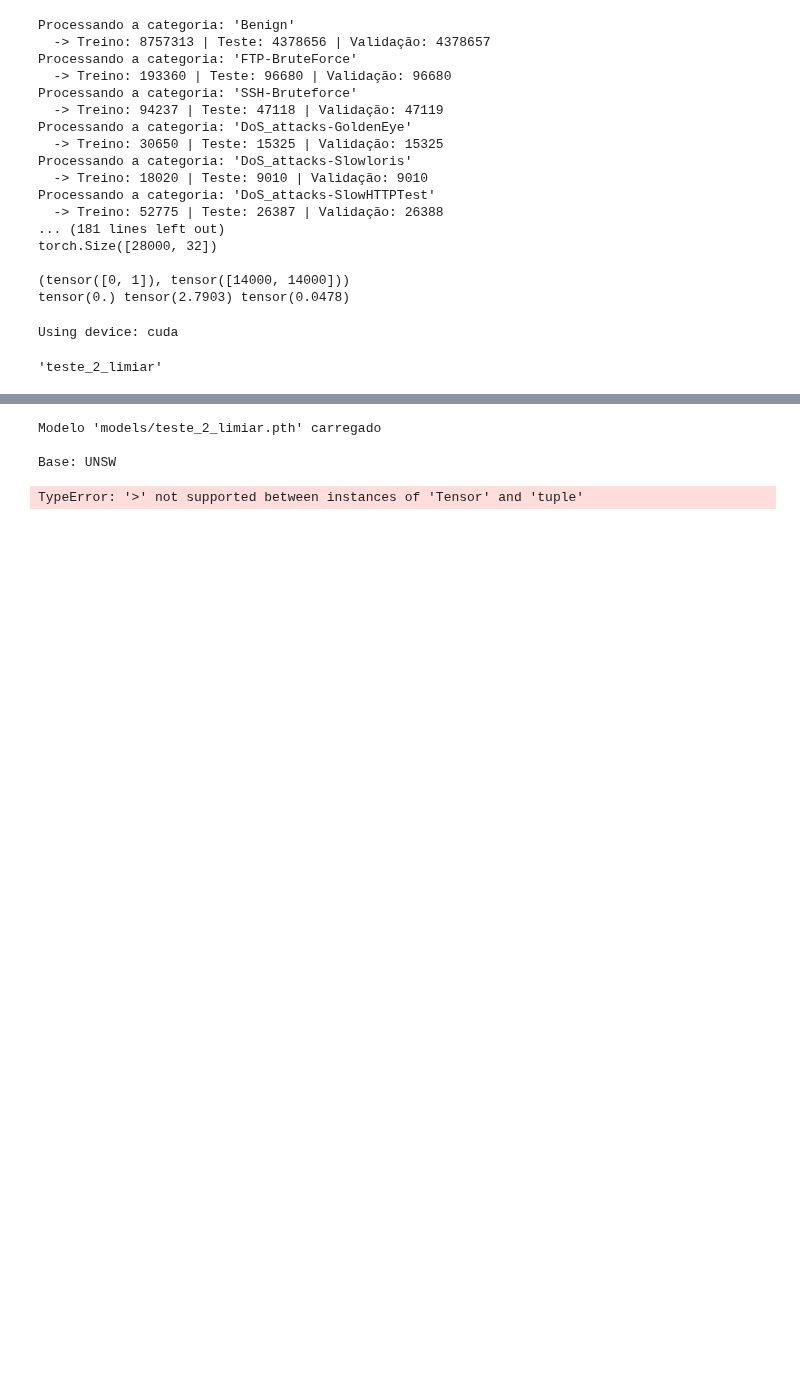
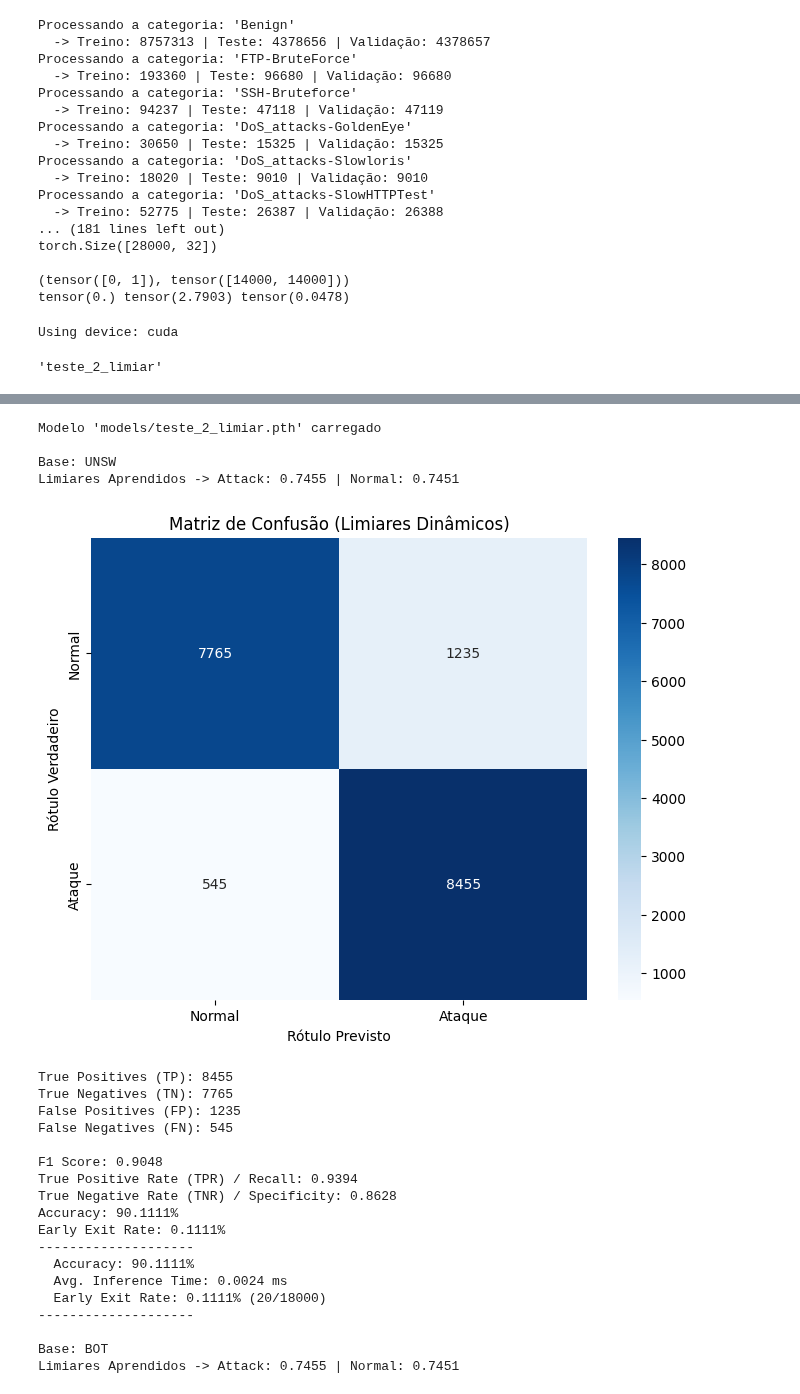
Before and after one commit to LucasSotomaiorAPereira/pibic-25-26, a Jupyter notebook: versao_artigo/main-Copy2.ipynb, the cells around one changed output, grey strips where cells are left out. Drawn from its saved outputs; the diff is of its cells as text; code cells hidden in the pictures; blank space fills up the shorter version.

```diff
--- a/versao_artigo/main-Copy2.ipynb
+++ b/versao_artigo/main-Copy2.ipynb
@@ -415,7 +415,7 @@ def train_model(model, train_loaders, val_loaders, epochs, lr, device, patience=
 
     return attack_threshold_print, normal_threshold_print
 # %%
-def evaluate_model(model, loader, confidence_threshold, device):
+def evaluate_model(model, loader, device):
     model.to(device)
     model.eval()
 
@@ -425,6 +425,11 @@ def evaluate_model(model, loader, confidence_threshold, device):
     exited_early_count = 0
     total_inference_time = 0
 
+    attack_threshold = model.get_threshold_attack()
+    normal_threshold = model.get_threshold_normal()
+
+    thresholds = torch.cat((attack_threshold, normal_threshold), dim=0).to(device)
+
     with torch.no_grad():
         for samples, labels in loader:
             samples, labels = samples.to(device), labels.to(device)
@@ -433,13 +438,14 @@ def evaluate_model(model, loader, confidence_threshold, device):
             start_time = time.perf_counter()
 
             branch_output = model.forward_exit1(samples)
-
             branch_prob = F.softmax(branch_output, dim=1)
             trusts, branch_preds = torch.max(branch_prob, 1)
 
             batch_predictions = torch.zeros_like(labels)
 
-            early_exit_mask = trusts > confidence_threshold
+            current_thresholds = thresholds[branch_preds]
+
+            early_exit_mask = trusts > current_thresholds
 
             if early_exit_mask.any():
                 batch_predictions[early_exit_mask] = branch_preds[early_exit_mask]
@@ -447,11 +453,9 @@ def evaluate_model(model, loader, confidence_threshold, device):
 
             main_branch_mask = ~early_exit_mask
             if main_branch_mask.any():
-
                 samples_to_main = samples[main_branch_mask]
 
                 main_output = model.forward_exit2(samples_to_main)
-
                 main_prob = F.softmax(main_output, dim=1)
                 _, main_preds = torch.max(main_prob, 1)
 
@@ -474,21 +478,20 @@ def evaluate_model(model, loader, confidence_threshold, device):
 
     cm = confusion_matrix(y_data.numpy(), final_predictions.numpy())
 
+    print(f"Limiares Aprendidos -> Attack: {attack_threshold.item():.4f} | Normal: {normal_threshold.item():.4f}")
+
     plt.figure(figsize=(8, 6))
     sns.heatmap(cm, annot=True, fmt='d', cmap='Blues',
                 xticklabels=['Normal', 'Ataque'],
                 yticklabels=['Normal', 'Ataque'])
     plt.xlabel('Rótulo Previsto')
     plt.ylabel('Rótulo Verdadeiro')
-    plt.title(f'Matriz de Confusão (Limiar de Confiança = {confidence_threshold})')
+    plt.title(f'Matriz de Confusão (Limiares Dinâmicos)')
     plt.show()
 
     tn, fp, fn, tp = cm.ravel()
-
     f1 = f1_score(y_data.numpy(), final_predictions.numpy())
-
     tpr = recall_score(y_data.numpy(), final_predictions.numpy())
-
     tnr = tn / (tn + fp) if (tn + fp) > 0 else 0
 
     print(f"True Positives (TP): {tp}")
@@ -499,6 +502,8 @@ def evaluate_model(model, loader, confidence_threshold, device):
     print(f"F1 Score: {f1:.4f}")
     print(f"True Positive Rate (TPR) / Recall: {tpr:.4f}")
     print(f"True Negative Rate (TNR) / Specificity: {tnr:.4f}")
+    print(f"Accuracy: {accuracy:.4f}%")
+    print(f"Early Exit Rate: {exit_rate:.4f}%")
 
     return {
             'accuracy': accuracy,
@@ -550,32 +555,51 @@ Modelo treinado e salvo em 'models/teste_2_limiar.pth'
 # %%
 model.load_state_dict(torch.load(f'models/{modelname}.pth'))
 print(f"Modelo 'models/{modelname}.pth' carregado\n")
 
 print(f"Base: UNSW")
-results = evaluate_model(model, test_loaders[0], limiar, device=device)
+results = evaluate_model(model, test_loaders[0], device=device)
 print("-" * 20)
 print(f"  Accuracy: {results['accuracy']:.4f}%")
 print(f"  Avg. Inference Time: {results['avg_inference_time_ms']:.4f} ms")
 print(f"  Early Exit Rate: {results['exit_rate']:.4f}% ({results['exited_early_count']}/{results['total_samples']})")
 print("-" * 20)
 
 print(f"\nBase: BOT")
-results = evaluate_model(model, test_loaders[1], limiar, device=device)
+results = evaluate_model(model, test_loaders[1], device=device)
 print("-" * 20)
 print(f"  Accuracy: {results['accuracy']:.4f}%")
 print(f"  Avg. Inference Time: {results['avg_inference_time_ms']:.4f} ms")
 print(f"  Early Exit Rate: {results['exit_rate']:.4f}% ({results['exited_early_count']}/{results['total_samples']})")
 print("-" * 20)
 
 print(f"\nBase: CIC")
-results = evaluate_model(model, test_loaders[2], limiar, device=device)
+results = evaluate_model(model, test_loaders[2], device=device)
 print("-" * 20)
 print(f"  Accuracy: {results['accuracy']:.4f}%")
 print(f"  Avg. Inference Time: {results['avg_inference_time_ms']:.4f} ms")
 print(f"  Early Exit Rate: {results['exit_rate']:.4f}% ({results['exited_early_count']}/{results['total_samples']})")
 print("-" * 20)
 # %% [output]
 Modelo 'models/teste_2_limiar.pth' carregado
 
 Base: UNSW
+Limiares Aprendidos -> Attack: 0.7455 | Normal: 0.7451
+[figure, added]
-TypeError: '>' not supported between instances of 'Tensor' and 'tuple'
+True Positives (TP): 8455
+True Negatives (TN): 7765
+False Positives (FP): 1235
+False Negatives (FN): 545
+
+F1 Score: 0.9048
+True Positive Rate (TPR) / Recall: 0.9394
+True Negative Rate (TNR) / Specificity: 0.8628
+Accuracy: 90.1111%
+Early Exit Rate: 0.1111%
+--------------------
+  Accuracy: 90.1111%
+  Avg. Inference Time: 0.0024 ms
+  Early Exit Rate: 0.1111% (20/18000)
+--------------------
+
+Base: BOT
+Limiares Aprendidos -> Attack: 0.7455 | Normal: 0.7451
```
Also changed, not shown: parts of 2 cells of this notebook.
